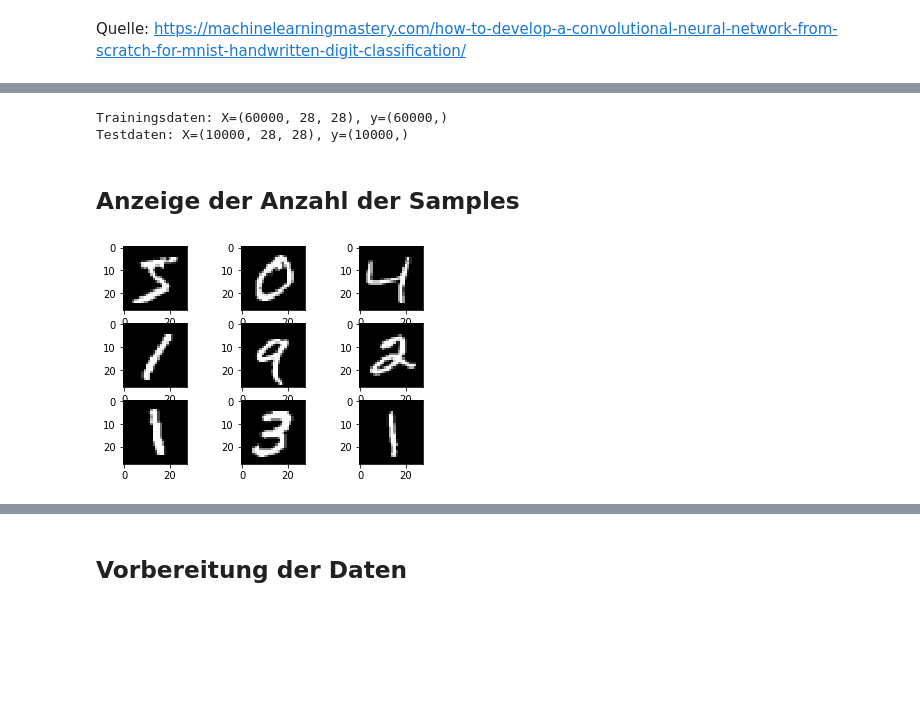
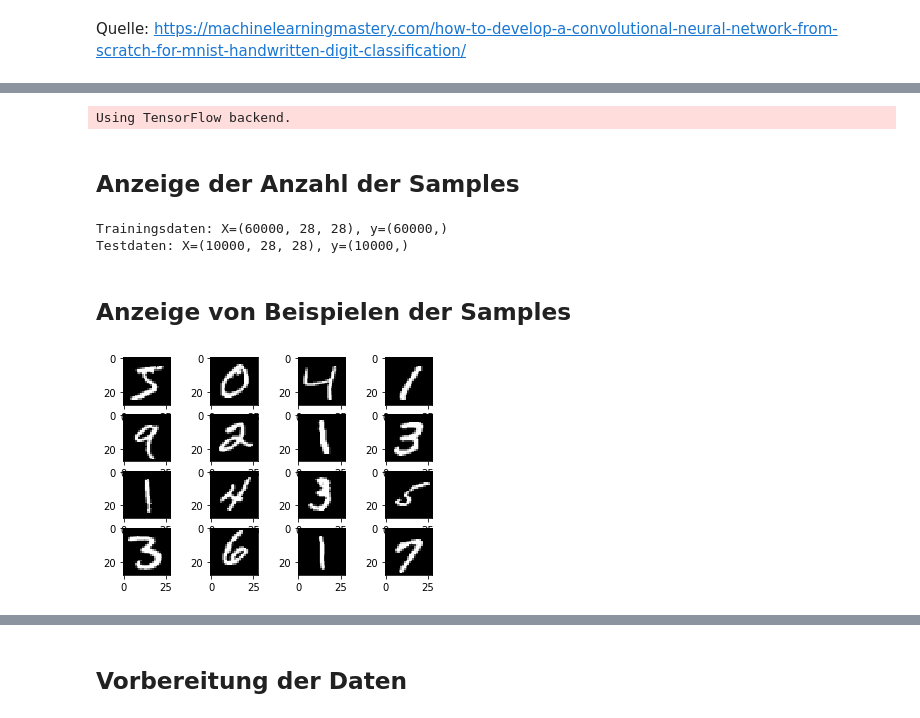
Before and after one commit to ditomax/mlwifibasis, a Jupyter notebook: example_image_classification_MNIST.ipynb, the cells around one changed output, grey strips where cells are left out. Cells and saved outputs as stored; diff of their text form; code cells hidden in the pictures; blank space fills up the shorter version.

```diff
--- a/example_image_classification_MNIST.ipynb
+++ b/example_image_classification_MNIST.ipynb
@@ -28,10 +28,15 @@ from keras.layers import Flatten
 from keras.optimizers import SGD
 
 import matplotlib.pyplot as plt
+plt.rcParams['figure.figsize'] = [10, 5]
 %matplotlib inline
+# %% [output]
+Using TensorFlow backend.
 # %%
 # Laden der Beispieldaten (hier sehr vereinfacht) und Aufteilung in Trainings- und Testdaten
 (trainX, trainY), (testX, testY) = mnist.load_data()
+# %% [markdown]
+## Anzeige der Anzahl der Samples
 # %%
 # Anzeige der Anzahl der Samples
 print('Trainingsdaten: X=%s, y=%s' % (trainX.shape, trainY.shape))
@@ -40,12 +45,12 @@ print('Testdaten: X=%s, y=%s' % (testX.shape, testY.shape))
 Trainingsdaten: X=(60000, 28, 28), y=(60000,)
 Testdaten: X=(10000, 28, 28), y=(10000,)
 # %% [markdown]
-## Anzeige der Anzahl der Samples
+## Anzeige von Beispielen der Samples
 # %%
 # Anzeige von Beispielen der Daten
-for i in range(9):
-    plt.subplot(330 + 1 + i)
-    plt.imshow(trainX[i], cmap=pyplot.get_cmap('gray'))
+for i in range(16):
+    plt.subplot(4,4,1 + i)
+    plt.imshow(trainX[i], cmap=plt.get_cmap('gray'))
 plt.show()
 # %% [output]
-[figure, old version]
+[figure, new version]
```
Also changed, not shown: parts of 12 cells of this notebook, 1 other file.
